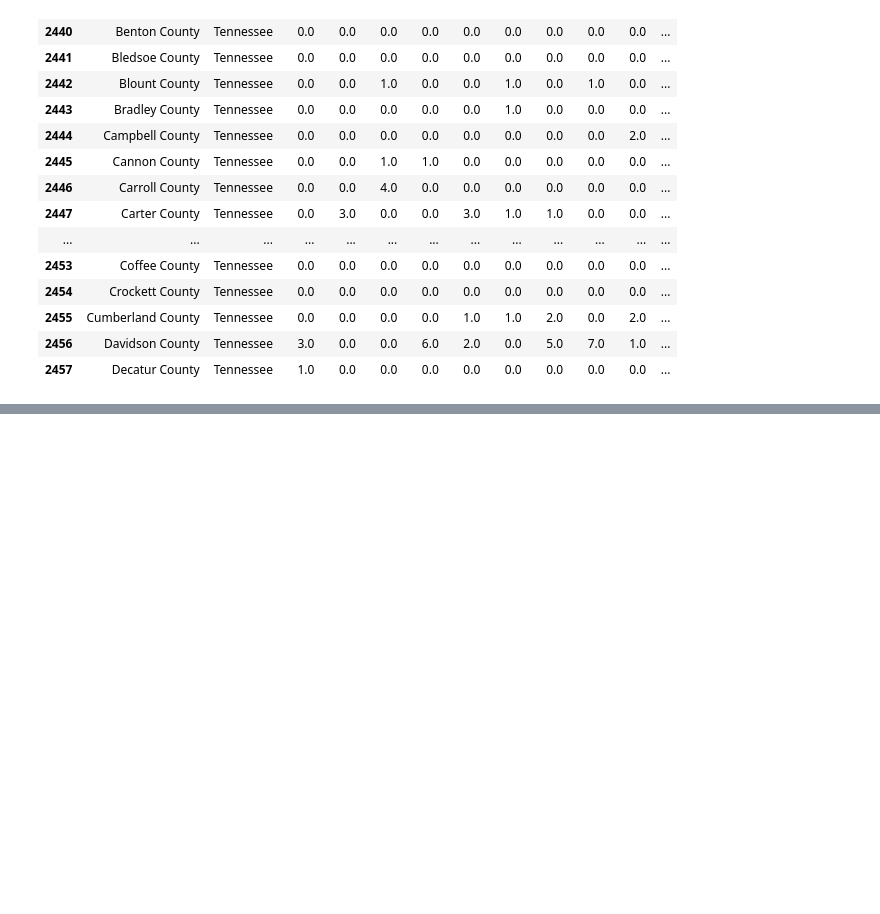
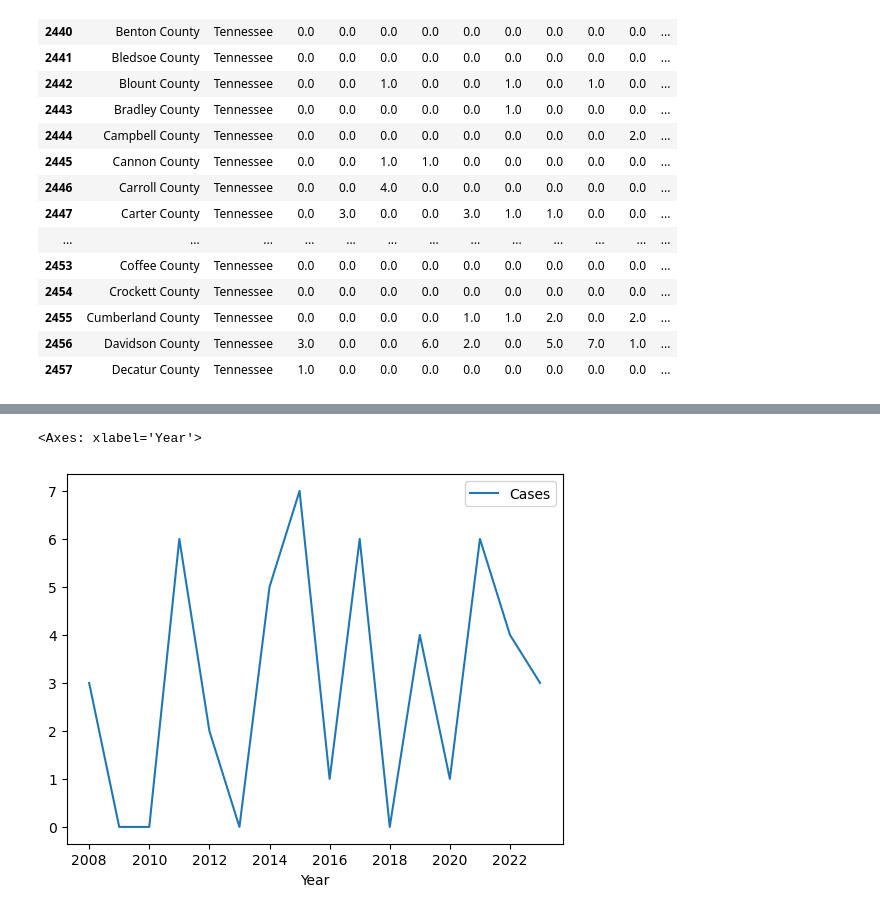
Before and after one commit to dzapata915/Lyme_Disease, a Jupyter notebook: Lyme_Disease.ipynb, the cells around one changed output, grey strips where cells are left out. Saved outputs shown, nothing was run; the diff lists cells and outputs as text; code cells hidden in the pictures; blank space fills up the shorter version.

```diff
--- a/Lyme_Disease.ipynb
+++ b/Lyme_Disease.ipynb
@@ -329,3 +325,5 @@ TN_counties.head(20)
 | 2457 | Decatur County | Tennessee | 1.0 | 0.0 | 0.0 | 0.0 | 0.0 | 0.0 | 0.0 | 0.0 | 0.0 | ... |
 # %%
 TN_counties.to_csv('TN_Counties_LD_Casecount.csv',index=False)
+# %%
+Davidson_LD = TN_counties.loc[TN_counties['County']=='Davidson County']
@@ -331,0 +335,18 @@ TN_counties.to_csv('TN_Counties_LD_Casecount.csv',index=False)
+# %%
+year_columns = [col for col in Davidson_LD.columns if col.isdigit()]
+
+
+Davidson_LD_melted = pd.melt(
+    Davidson_LD,
+    id_vars=['County', 'State'],
+    value_vars=year_columns,
+    var_name='Year',
+    value_name='Cases'
+)
+
+
+Davidson_LD_melted['Year'] = Davidson_LD_melted['Year'].astype(int)
+
+
+Davidson_LD_melted = Davidson_LD_melted.sort_values('Year')
+Davidson_LD_melted
@@ -331,0 +371,5 @@ TN_counties.to_csv('TN_Counties_LD_Casecount.csv',index=False)
+# %%
+Davidson_LD_melted.plot(kind='line',x='Year',y='Cases')
+# %% [output]
+<Axes: xlabel='Year'>
+[figure, added]
```
Also changed, not shown: parts of 6 cells of this notebook, 3 other files.
